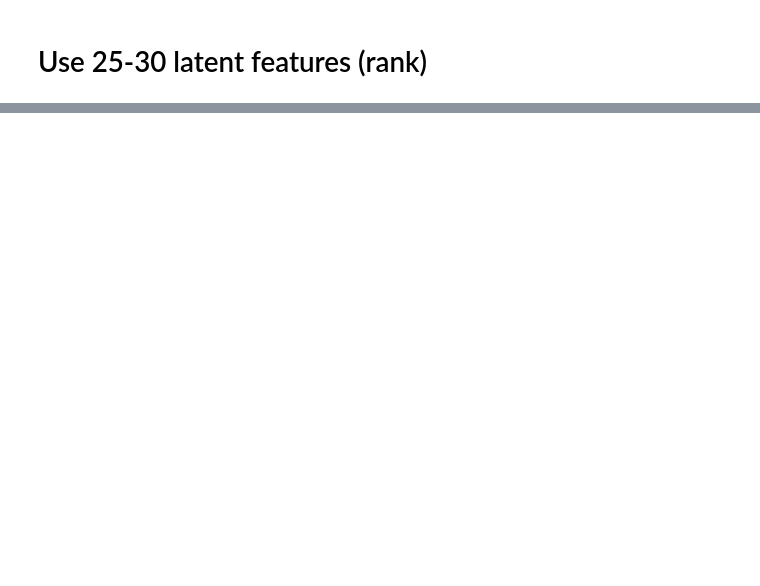
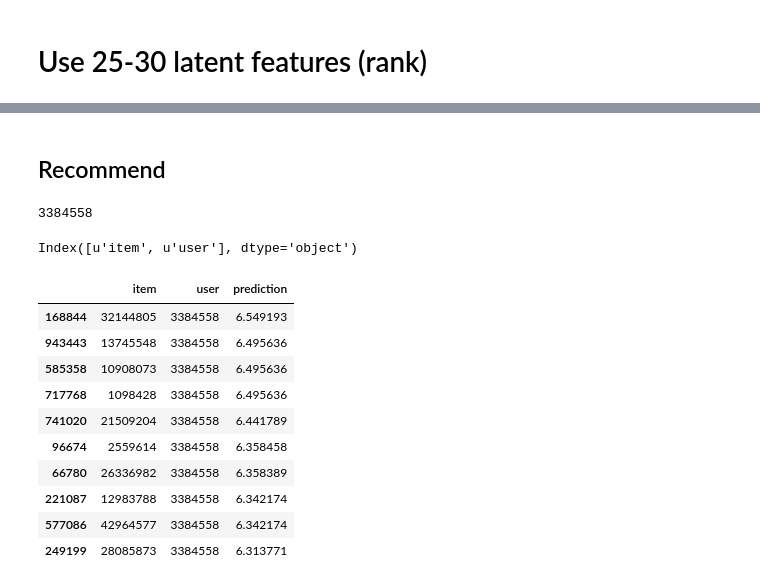
Before and after one commit to caitriggs/github-collaborator, a Jupyter notebook: evaluating_model.ipynb, the cells around one changed output, grey strips where cells are left out. Saved outputs shown, nothing was run; the diff lists cells and outputs as text; code cells hidden in the pictures; blank space fills up the shorter version.

```diff
--- a/evaluating_model.ipynb
+++ b/evaluating_model.ipynb
@@ -212,0 +365,3 @@ ax.set_xlabel("Alpha");
+# %%
+alsModel = ALSModel.load('/home/ubuntu/PROJECT/github-collaborator/data/models/CVmodel')
+alsModel.
@@ -212,0 +378,38 @@ ax.set_xlabel("Alpha");
+# %% [markdown]
+## Recommend
+# %%
+Model = ALSModel.load("/home/ubuntu/PROJECT/github-collaborator/data/models/finalModel")
+CVModel = ALSModel.load('/home/ubuntu/PROJECT/github-collaborator/data/models/CVmodel/')
+# %%
+repos = pd.read_pickle('data/pickled/new_subset_repos.pkl')
+users = pd.read_pickle('data/pickled/new_subset_users.pkl')
+# %%
+int(users['id'].loc[users['login'] == 'caitriggs'])
+# %% [output]
+3384558
+# %%
+def recommend_repos(model, users_df, repos_df, username):
+    user = int(users_df['id'].loc[users_df['login'] == username])
+    prediction_df = pd.DataFrame(repos_df['id'])
+    prediction_df['user'] = user
+    prediction_df = prediction_df.rename(columns={'id':'item'})
+
+    pred_df = spark.createDataFrame(prediction_df)
+    predictions_user = model.transform(pred_df)
+    return predictions_user.toPandas().sort_values('prediction', ascending=False).head(10)
+# %%
+cait_reco = recommend_repos(Model, users, repos, 'caitriggs')
+cait_reco
+# %% [output]
+Index([u'item', u'user'], dtype='object')
+|  | item | user | prediction |
+| 168844 | 32144805 | 3384558 | 6.549193 |
+| 943443 | 13745548 | 3384558 | 6.495636 |
+| 585358 | 10908073 | 3384558 | 6.495636 |
+| 717768 | 1098428 | 3384558 | 6.495636 |
+| 741020 | 21509204 | 3384558 | 6.441789 |
+| 96674 | 2559614 | 3384558 | 6.358458 |
+| 66780 | 26336982 | 3384558 | 6.358389 |
+| 221087 | 12983788 | 3384558 | 6.342174 |
+| 577086 | 42964577 | 3384558 | 6.342174 |
+| 249199 | 28085873 | 3384558 | 6.313771 |
```
Also changed, not shown: parts of 44 cells of this notebook, 2 other files.
